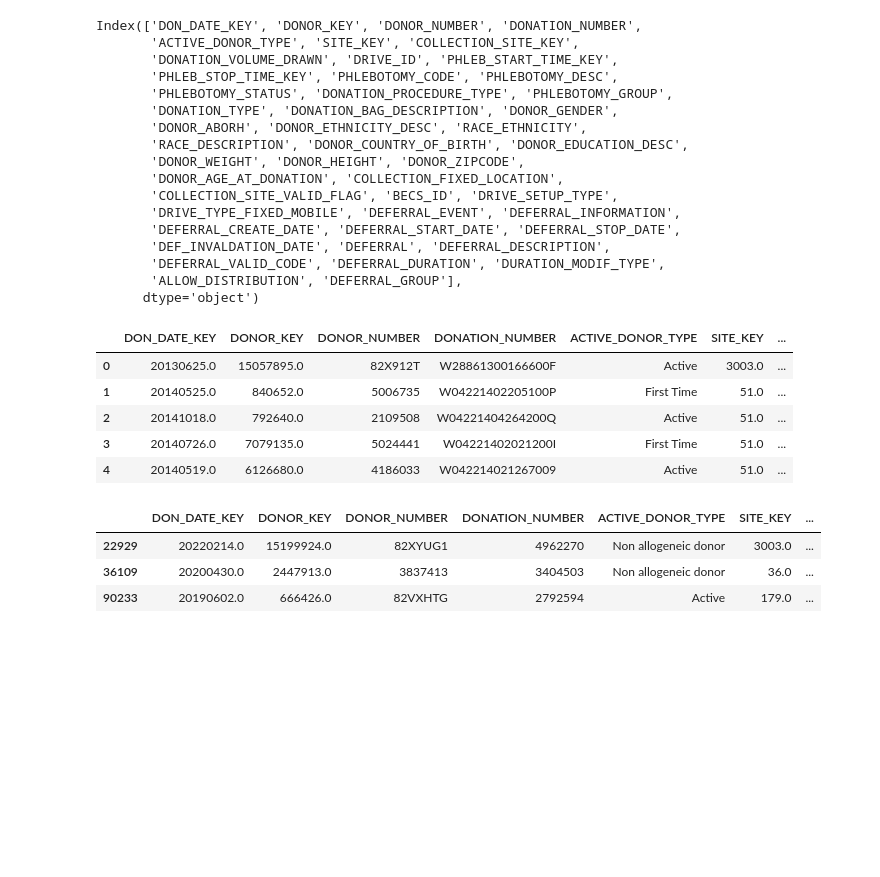
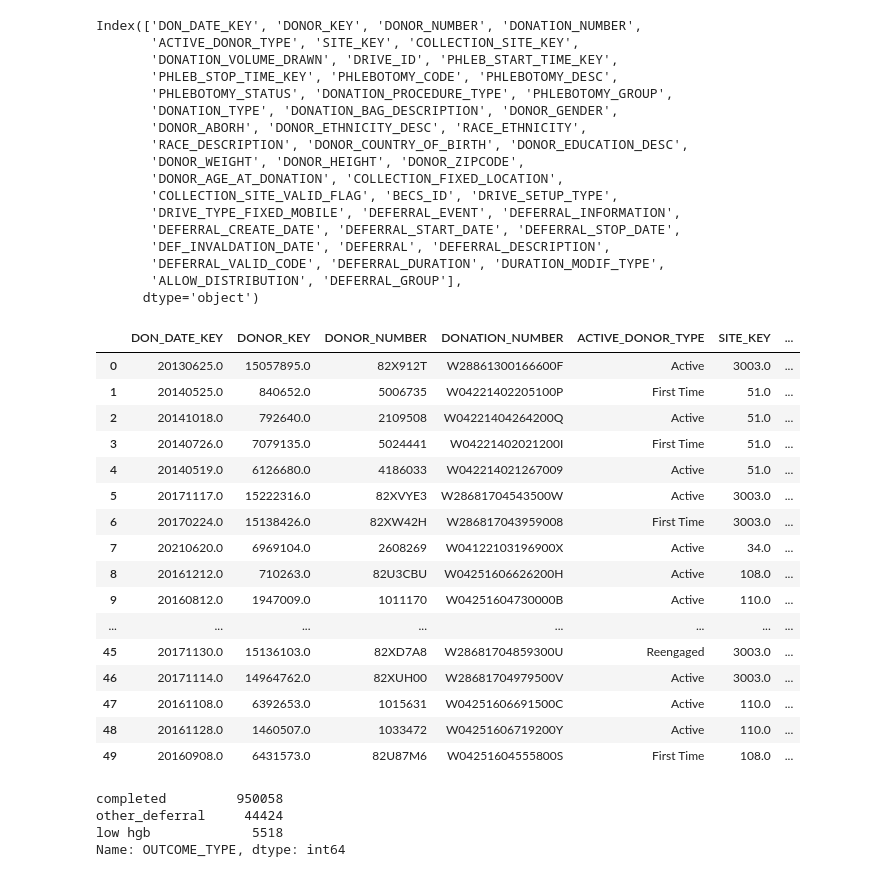
Before and after one commit to altonrus/donor-return-dynamics, a Jupyter notebook: 2_scripts/01_2_preprocessing(vitalant).ipynb, the cells around one changed output. Cells and saved outputs as stored; diff of their text form; code cells hidden in the pictures; blank space fills up the shorter version.

```diff
--- a/2_scripts/01_2_preprocessing(vitalant).ipynb
+++ b/2_scripts/01_2_preprocessing(vitalant).ipynb
@@ -11,59 +11,68 @@ import seaborn as sns
 # %%
 # load merged dataset (donation_donor, deferrals, collec_sites)
 
-df=pd.read_csv("../1_data/private/VitalantData.csv", nrows= 100000)
+df=pd.read_csv("../1_data/private/VitalantData.csv", nrows= 1000000)
 print(df.columns)
 pd.set_option('display.max_columns', 48)
-df.head()
+df.head(50)
 # %% [output]
 Index(['DON_DATE_KEY', 'DONOR_KEY', 'DONOR_NUMBER', 'DONATION_NUMBER',
        'ACTIVE_DONOR_TYPE', 'SITE_KEY', 'COLLECTION_SITE_KEY',
        'DONATION_VOLUME_DRAWN', 'DRIVE_ID', 'PHLEB_START_TIME_KEY',
        'PHLEB_STOP_TIME_KEY', 'PHLEBOTOMY_CODE', 'PHLEBOTOMY_DESC',
        'PHLEBOTOMY_STATUS', 'DONATION_PROCEDURE_TYPE', 'PHLEBOTOMY_GROUP',
        'DONATION_TYPE', 'DONATION_BAG_DESCRIPTION', 'DONOR_GENDER',
        'DONOR_ABORH', 'DONOR_ETHNICITY_DESC', 'RACE_ETHNICITY',
        'RACE_DESCRIPTION', 'DONOR_COUNTRY_OF_BIRTH', 'DONOR_EDUCATION_DESC',
        'DONOR_WEIGHT', 'DONOR_HEIGHT', 'DONOR_ZIPCODE',
        'DONOR_AGE_AT_DONATION', 'COLLECTION_FIXED_LOCATION',
        'COLLECTION_SITE_VALID_FLAG', 'BECS_ID', 'DRIVE_SETUP_TYPE',
        'DRIVE_TYPE_FIXED_MOBILE', 'DEFERRAL_EVENT', 'DEFERRAL_INFORMATION',
        'DEFERRAL_CREATE_DATE', 'DEFERRAL_START_DATE', 'DEFERRAL_STOP_DATE',
        'DEF_INVALDATION_DATE', 'DEFERRAL', 'DEFERRAL_DESCRIPTION',
        'DEFERRAL_VALID_CODE', 'DEFERRAL_DURATION', 'DURATION_MODIF_TYPE',
        'ALLOW_DISTRIBUTION', 'DEFERRAL_GROUP'],
       dtype='object')
 |  | DON_DATE_KEY | DONOR_KEY | DONOR_NUMBER | DONATION_NUMBER | ACTIVE_DONOR_TYPE | SITE_KEY | ... |
 | 0 | 20130625.0 | 15057895.0 | 82X912T | W28861300166600F | Active | 3003.0 | ... |
 | 1 | 20140525.0 | 840652.0 | 5006735 | W04221402205100P | First Time | 51.0 | ... |
 | 2 | 20141018.0 | 792640.0 | 2109508 | W04221404264200Q | Active | 51.0 | ... |
 | 3 | 20140726.0 | 7079135.0 | 5024441 | W04221402021200I | First Time | 51.0 | ... |
 | 4 | 20140519.0 | 6126680.0 | 4186033 | W042214021267009 | Active | 51.0 | ... |
+| 5 | 20171117.0 | 15222316.0 | 82XVYE3 | W28681704543500W | Active | 3003.0 | ... |
+| 6 | 20170224.0 | 15138426.0 | 82XW42H | W286817043959008 | First Time | 3003.0 | ... |
+| 7 | 20210620.0 | 6969104.0 | 2608269 | W04122103196900X | Active | 34.0 | ... |
+| 8 | 20161212.0 | 710263.0 | 82U3CBU | W04251606626200H | Active | 108.0 | ... |
+| 9 | 20160812.0 | 1947009.0 | 1011170 | W04251604730000B | Active | 110.0 | ... |
+| ... | ... | ... | ... | ... | ... | ... | ... |
+| 45 | 20171130.0 | 15136103.0 | 82XD7A8 | W28681704859300U | Reengaged | 3003.0 | ... |
+| 46 | 20171114.0 | 14964762.0 | 82XUH00 | W28681704979500V | Active | 3003.0 | ... |
+| 47 | 20161108.0 | 6392653.0 | 1015631 | W04251606691500C | Active | 110.0 | ... |
+| 48 | 20161128.0 | 1460507.0 | 1033472 | W04251606719200Y | Active | 110.0 | ... |
+| 49 | 20160908.0 | 6431573.0 | 82U87M6 | W04251604555800S | First Time | 108.0 | ... |
-# %%
-df.loc[df["DEFERRAL_DESCRIPTION"]=='LOW HEMOGLOBIN/HEMATOCRIT'].head()
-# %% [output]
-|  | DON_DATE_KEY | DONOR_KEY | DONOR_NUMBER | DONATION_NUMBER | ACTIVE_DONOR_TYPE | SITE_KEY | ... |
-| 22929 | 20220214.0 | 15199924.0 | 82XYUG1 | 4962270 | Non allogeneic donor | 3003.0 | ... |
-| 36109 | 20200430.0 | 2447913.0 | 3837413 | 3404503 | Non allogeneic donor | 36.0 | ... |
-| 90233 | 20190602.0 | 666426.0 | 82VXHTG | 2792594 | Active | 179.0 | ... |
 # %%
 # donor history
 #merge with don hist dataset
 # %%
 #add a column OUTCOME_TYPE that indicates hgb deferal, other deferral or completed donation to indicate deferral type
 
-df.loc[(df['Outcome'] == 'DEFERRAL') & (df["DEFERRAL_DESCRIPTION"]=='LOW HEMOGLOBIN/HEMATOCRIT'), 'OUTCOME_TYPE'] = 'low hgb'
-df.loc[(df['Outcome'] == "SUCCESSFUL DONATION"), 'OUTCOME_TYPE'] = 'completed'
-df.loc[(df['Outcome'] == "DEFERRAL") & (df["DEFERRAL_DESCRIPTION"]!='LOW HEMOGLOBIN/HEMATOCRIT') , 'OUTCOME_TYPE'] = 'other deferral'
-df['OUTCOME_TYPE'].fillna("no draw", inplace=True)
+df.loc[(df['PHLEBOTOMY_STATUS'] != "Successful Phlebotomy") & (df["DEFERRAL_GROUP"]=='Blood Loss'), 'OUTCOME_TYPE'] = 'low hgb'
+df.loc[(df['PHLEBOTOMY_STATUS'] == "Successful Phlebotomy"), 'OUTCOME_TYPE'] = 'completed'
+#df.loc[(df['PHLEBOTOMY_STATUS'] != "Successful Phlebotomy") & !(df["DEFERRAL_GROUP"].isnull()), 'OUTCOME_TYPE'] = 'other deferral'
+df['OUTCOME_TYPE'].fillna("other_deferral", inplace=True)
 
-df.drop(df[df['Visit_Date'].isna()].index, inplace=True) #remove any missing visit dates
+df.drop(df[df['DON_DATE_KEY'].isna()].index, inplace=True) #remove any missing visit dates
 
-df["Visit_Date"] = df["Visit_Date"].astype("datetime64") #convert to date time object
+df["Visit_Date"] = pd.to_datetime(df['DON_DATE_KEY'], format='%Y%m%d') #convert to datetime object
 
-df.sort_values(by=['DonorID', 'don_Sequence', 'Visit_Date'], axis = 0, inplace=True)
+df.sort_values(by=['DONOR_KEY', 'DONATION_NUMBER', 'Visit_Date'], axis = 0, inplace=True)
 
 df['OUTCOME_TYPE'].value_counts()
+# %% [output]
+completed         950058
+other_deferral     44424
+low hgb             5518
+Name: OUTCOME_TYPE, dtype: int64
 # %%
 print(len(df.loc[df['OUTCOME_TYPE']=='low hgb'])) # number of deferrals
 print(len(df))#total observations
```
Also changed, not shown: parts of 4 cells of this notebook, 4 other files.
